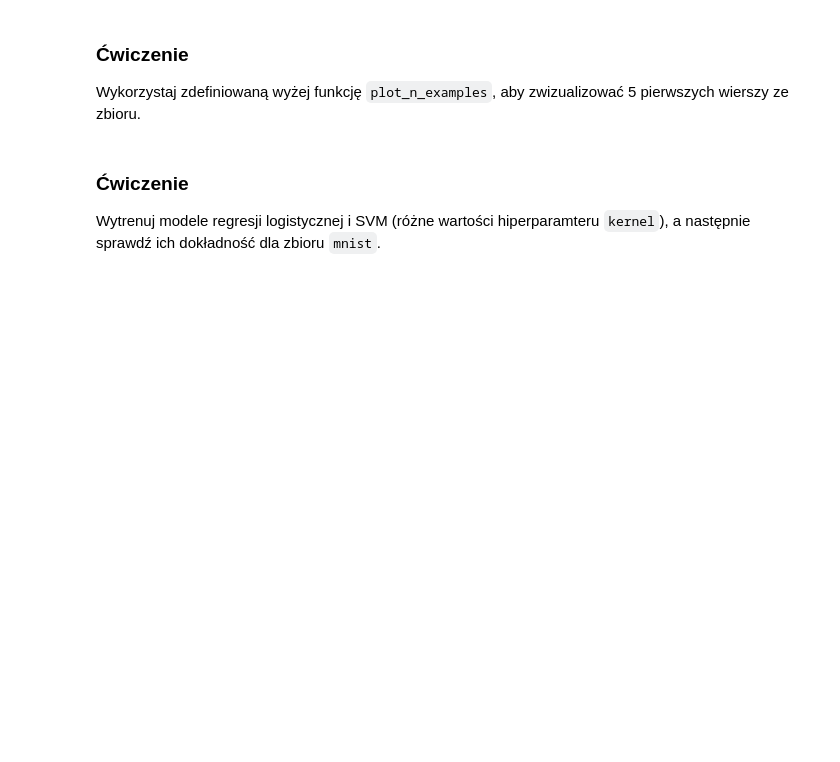
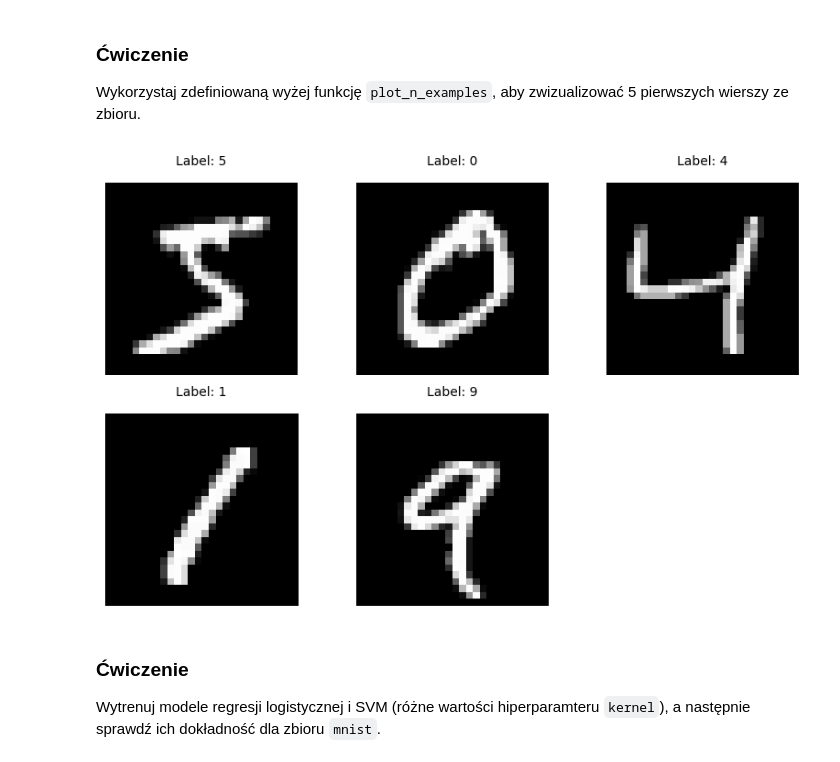
Before and after one commit to mikeatta/uni, a Jupyter notebook: Sem V/Machine-learning/WDUM4.ipynb, the cells around one changed output. Cells and saved outputs as stored; diff of their text form; code cells hidden in the pictures; blank space fills up the shorter version.

```diff
--- a/Sem V/Machine-learning/WDUM4.ipynb
+++ b/Sem V/Machine-learning/WDUM4.ipynb
@@ -91,7 +91,7 @@ def plot_n_examples(X: np.array, y: np.array, n_first_rows: int, size: int):
     for index, (image, label) in enumerate(zip(X[:n_first_rows], y[:n_first_rows])):
         plt.subplot(2, n_first_rows//2+1, index + 1)
         plt.imshow(np.reshape(image, (size, size)), cmap=plt.cm.gray)
-        plt.title('Label: %i\n' % label, fontsize = 10, pad = -20)
+        plt.title('Label: %s\n' % label, fontsize = 10, pad = -20)
         plt.axis('off')
 # %%
 plot_n_examples(X=X_train, y=y_train, n_first_rows=10, size=8)
@@ -195,6 +258,10 @@ Narysuj histogram dla etykiet z całego zbioru, zbioru uczącego i testowego (`p
 ### Ćwiczenie
 
 Wykorzystaj zdefiniowaną wyżej funkcję `plot_n_examples`, aby zwizualizować 5 pierwszych wierszy ze zbioru.
+# %%
+plot_n_examples(X=X.values, y=y.values, n_first_rows=5, size=28)
+# %% [output]
+[figure, added]
 # %% [markdown]
 ### Ćwiczenie
 Wytrenuj modele regresji logistycznej i SVM (różne wartości hiperparamteru `kernel`), a następnie sprawdź ich dokładność dla zbioru `mnist`.
```
Also changed, not shown: parts of 16 cells of this notebook.
